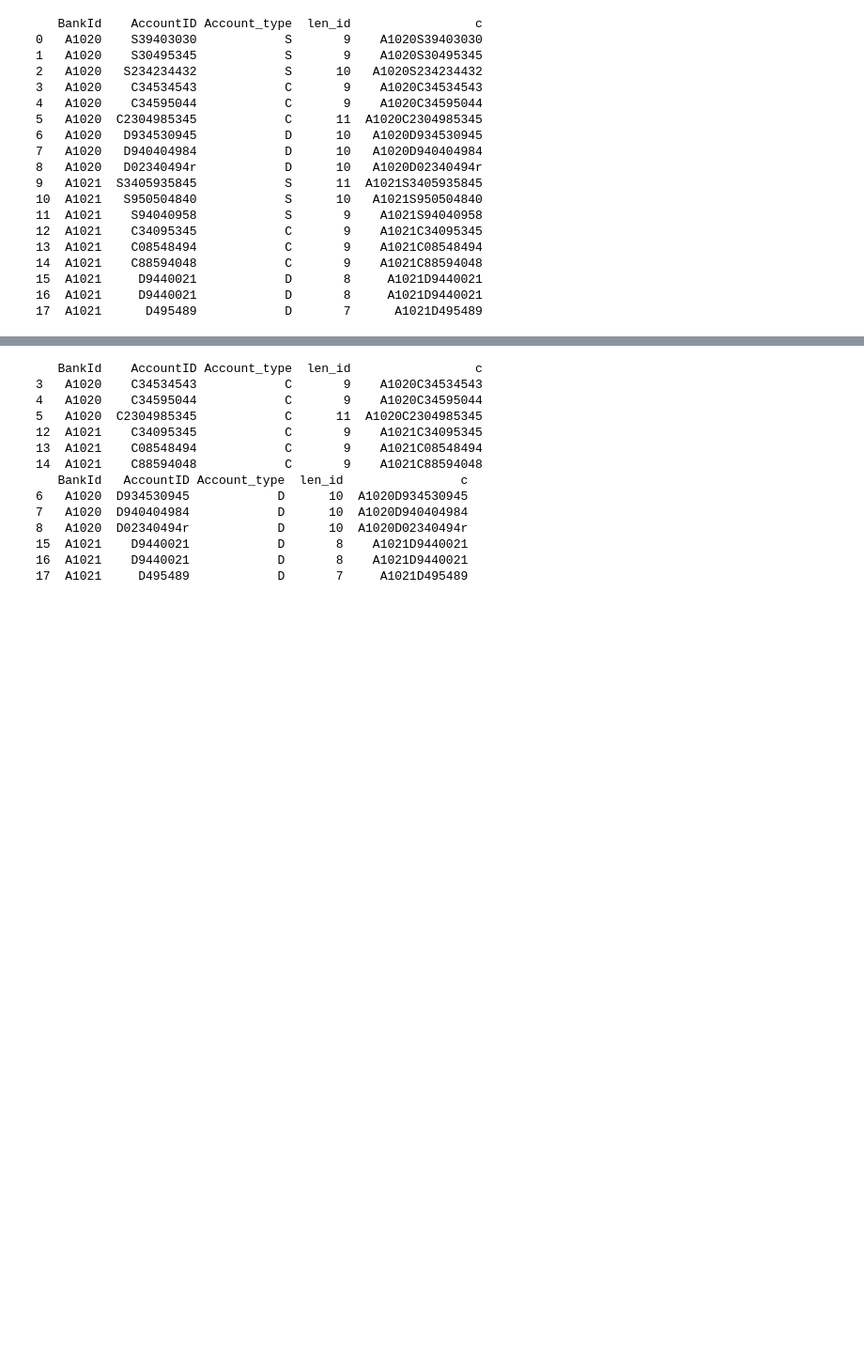
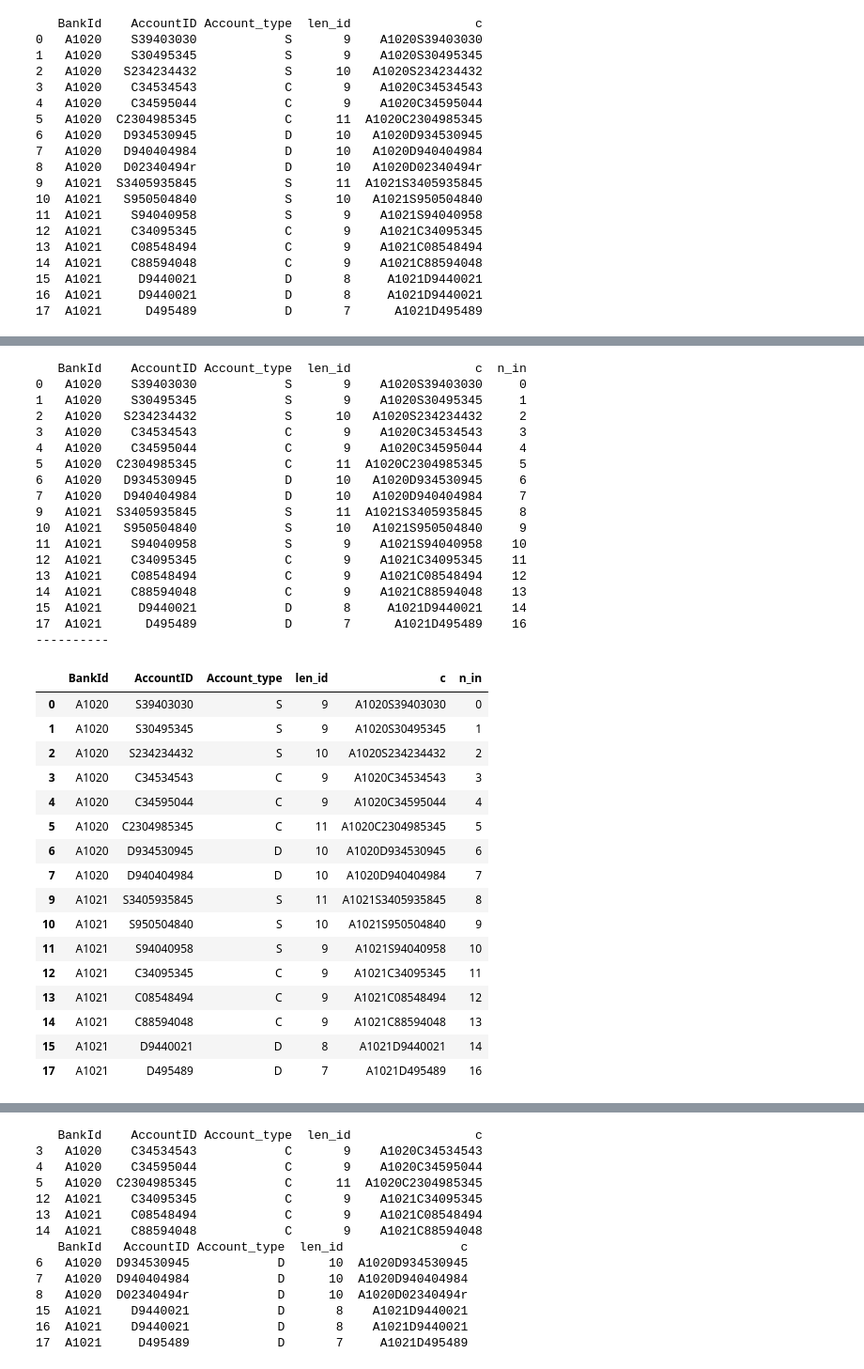
Before and after one commit to Deepamageswari/practice, a Jupyter notebook: bank validation.ipynb, the cells around one changed output, grey strips where cells are left out. Shown: that part at 94% size. Saved outputs shown, nothing was run; the diff lists cells and outputs as text; code cells hidden in the pictures; blank space fills up the shorter version.

```diff
--- a/bank validation.ipynb
+++ b/bank validation.ipynb
@@ -224,0 +205,5 @@ d
+# %%
+#first step cleaning
+data.drop(data['AccountID'][data['AccountID'].astype(str).str[1:].\
+                            str.isdigit()==False].index,inplace=True)
+data['n_in']=range(0,len(data))
@@ -224,0 +219,7 @@ d
+# %%
+
+#print(data)
+data.dropna(inplace=True)
+#data=data.set_index('n_in')
+non_int=pd.DataFrame(data)
+non_int
@@ -224,0 +245,43 @@ d
+# %%
+#second strp cleaning
+non_int.drop_duplicates(subset=['BankId','AccountID'],inplace=True)
+print(non_int)
+print('----------')
+d=non_int
+d
+# %% [output]
+   BankId    AccountID Account_type  len_id                 c  n_in
+0   A1020    S39403030            S       9    A1020S39403030     0
+1   A1020    S30495345            S       9    A1020S30495345     1
+2   A1020   S234234432            S      10   A1020S234234432     2
+3   A1020    C34534543            C       9    A1020C34534543     3
+4   A1020    C34595044            C       9    A1020C34595044     4
+5   A1020  C2304985345            C      11  A1020C2304985345     5
+6   A1020   D934530945            D      10   A1020D934530945     6
+7   A1020   D940404984            D      10   A1020D940404984     7
+9   A1021  S3405935845            S      11  A1021S3405935845     8
+10  A1021   S950504840            S      10   A1021S950504840     9
+11  A1021    S94040958            S       9    A1021S94040958    10
+12  A1021    C34095345            C       9    A1021C34095345    11
+13  A1021    C08548494            C       9    A1021C08548494    12
+14  A1021    C88594048            C       9    A1021C88594048    13
+15  A1021     D9440021            D       8     A1021D9440021    14
+17  A1021      D495489            D       7      A1021D495489    16
+----------
+|  | BankId | AccountID | Account_type | len_id | c | n_in |
+| 0 | A1020 | S39403030 | S | 9 | A1020S39403030 | 0 |
+| 1 | A1020 | S30495345 | S | 9 | A1020S30495345 | 1 |
+| 2 | A1020 | S234234432 | S | 10 | A1020S234234432 | 2 |
+| 3 | A1020 | C34534543 | C | 9 | A1020C34534543 | 3 |
+| 4 | A1020 | C34595044 | C | 9 | A1020C34595044 | 4 |
+| 5 | A1020 | C2304985345 | C | 11 | A1020C2304985345 | 5 |
+| 6 | A1020 | D934530945 | D | 10 | A1020D934530945 | 6 |
+| 7 | A1020 | D940404984 | D | 10 | A1020D940404984 | 7 |
+| 9 | A1021 | S3405935845 | S | 11 | A1021S3405935845 | 8 |
+| 10 | A1021 | S950504840 | S | 10 | A1021S950504840 | 9 |
+| 11 | A1021 | S94040958 | S | 9 | A1021S94040958 | 10 |
+| 12 | A1021 | C34095345 | C | 9 | A1021C34095345 | 11 |
+| 13 | A1021 | C08548494 | C | 9 | A1021C08548494 | 12 |
+| 14 | A1021 | C88594048 | C | 9 | A1021C88594048 | 13 |
+| 15 | A1021 | D9440021 | D | 8 | A1021D9440021 | 14 |
+| 17 | A1021 | D495489 | D | 7 | A1021D495489 | 16 |
```
Also changed, not shown: parts of 14 cells of this notebook.
